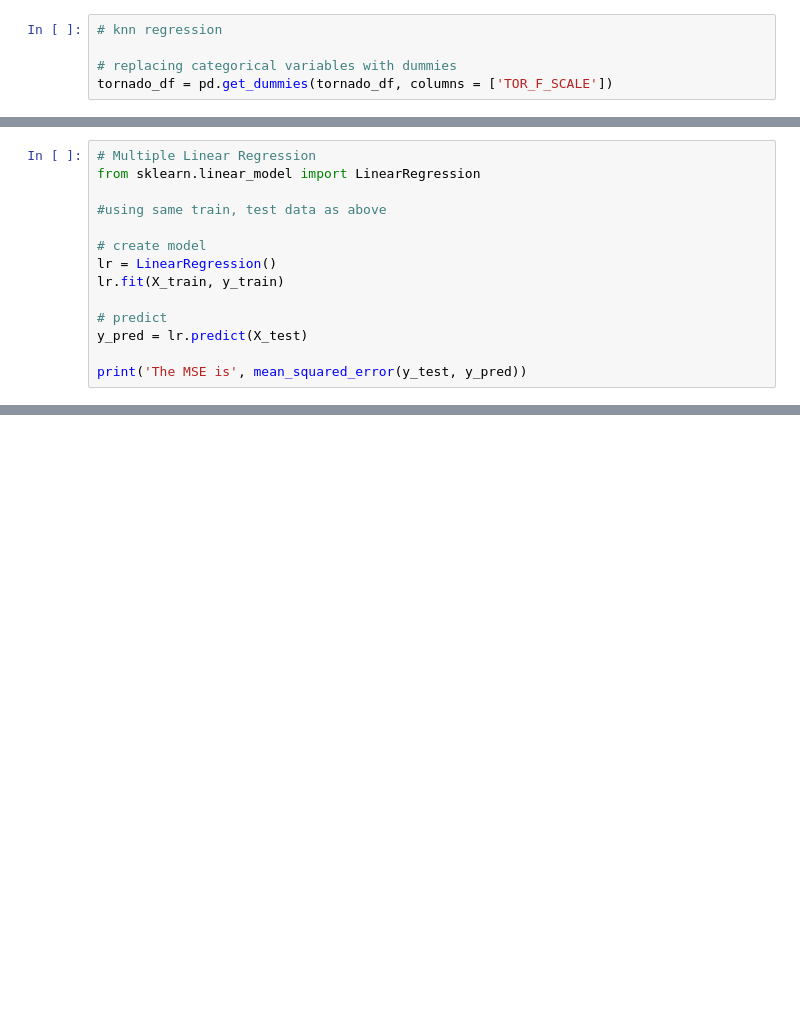
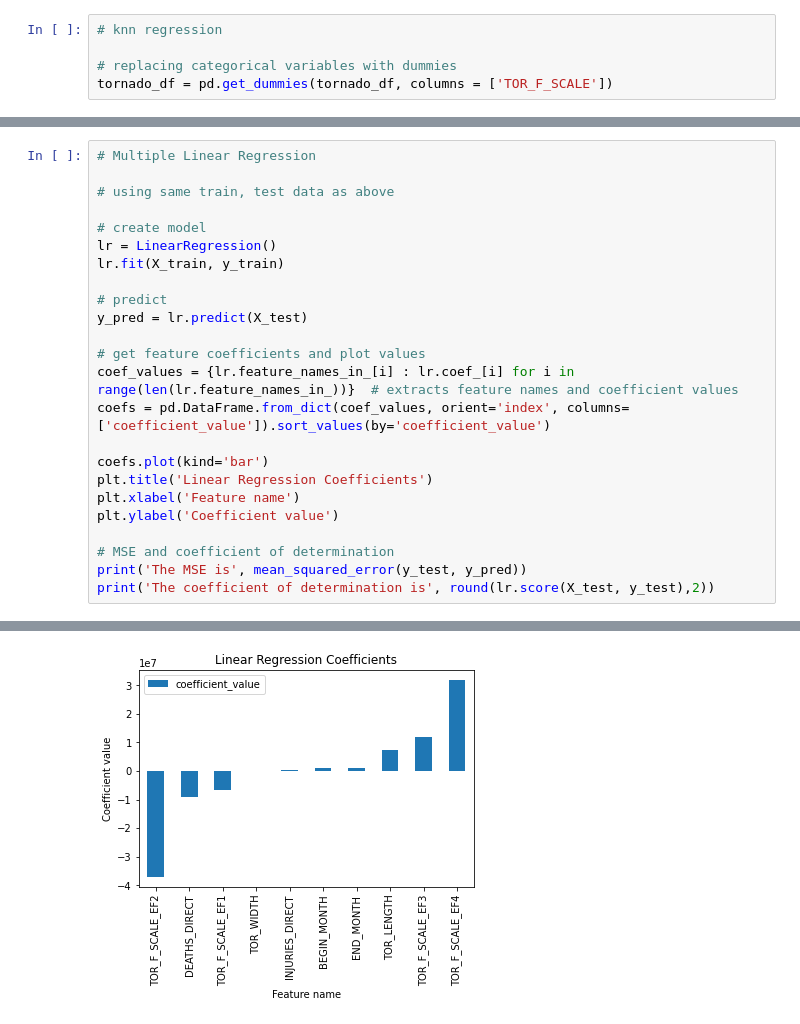
Before and after one commit to dgill218/WeatherDisasters, a Jupyter notebook: weather_disasters.ipynb, the cells around one changed output, grey strips where cells are left out. Drawn from its saved outputs; the diff is of its cells as text; blank space fills up the shorter version.

Commit message:
added final model interpretations

```diff
--- a/weather_disasters.ipynb
+++ b/weather_disasters.ipynb
@@ -572,8 +583,7 @@ The MSE for k = 5 is 3003141414437500.0
 # %%
 # Multiple Linear Regression
-from sklearn.linear_model import LinearRegression
 
-#using same train, test data as above
+# using same train, test data as above
 
 # create model
 lr = LinearRegression()
@@ -582,5 +592,16 @@ lr.fit(X_train, y_train)
 # predict
 y_pred = lr.predict(X_test)
 
+# get feature coefficients and plot values
+coef_values = {lr.feature_names_in_[i] : lr.coef_[i] for i in range(len(lr.feature_names_in_))}  # extracts feature names and coefficient values
+coefs = pd.DataFrame.from_dict(coef_values, orient='index', columns=['coefficient_value']).sort_values(by='coefficient_value')
+
+coefs.plot(kind='bar')
+plt.title('Linear Regression Coefficients')
+plt.xlabel('Feature name')
+plt.ylabel('Coefficient value')
+
+# MSE and coefficient of determination
 print('The MSE is', mean_squared_error(y_test, y_pred))
+print('The coefficient of determination is', round(lr.score(X_test, y_test),2))
 # %% [output]
@@ -587,0 +610 @@ The MSE is 3.0200635604434236e+16
+[figure, added]
```
Also changed, not shown: parts of 7 cells of this notebook.
